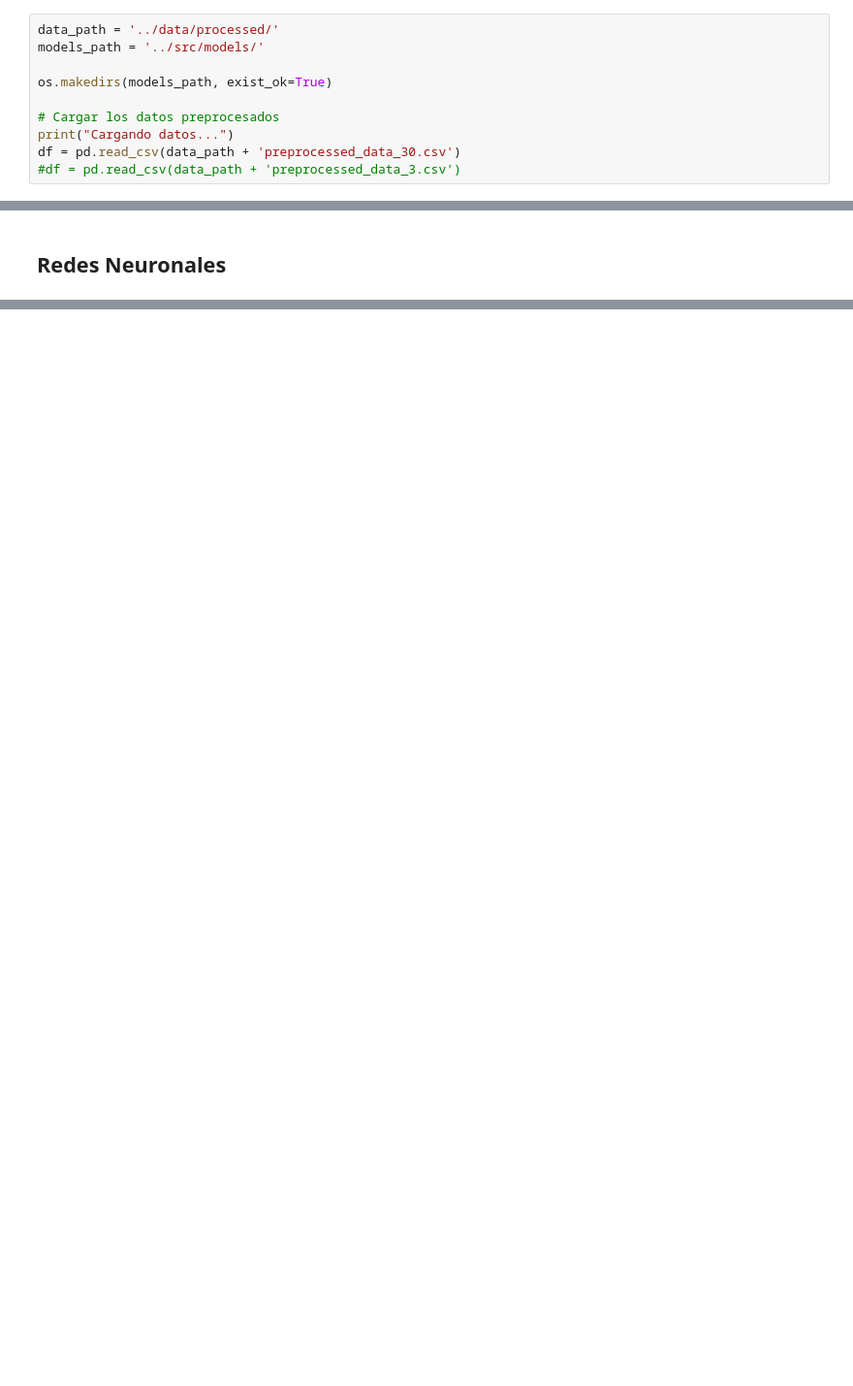
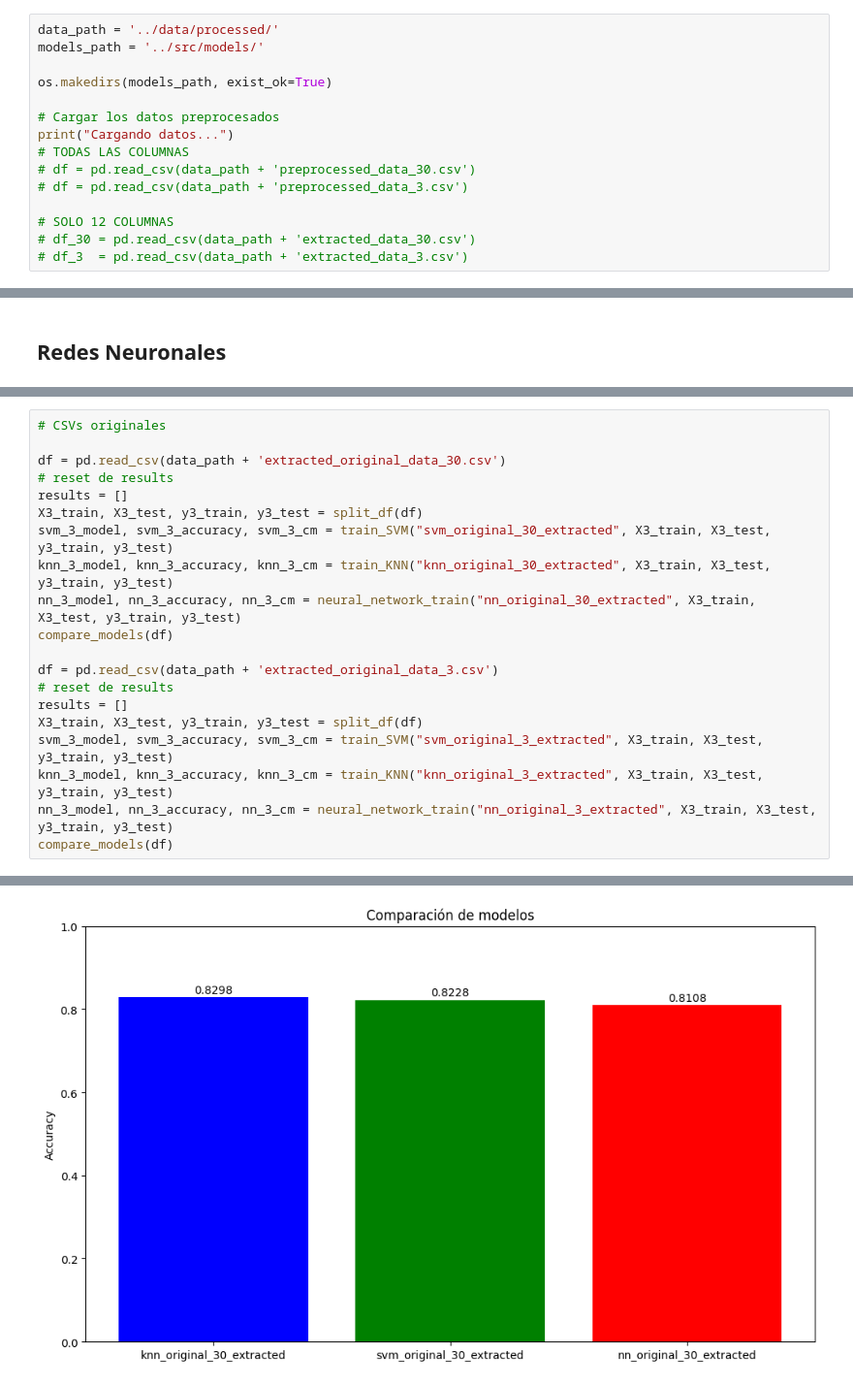
Before and after one commit to FabianKel/PROYECTO-FINAL-IA, a Jupyter notebook: notebooks/model_training.ipynb, the cells around one changed output, grey strips where cells are left out. Shown at 97% size. Saved outputs shown, nothing was run; the diff lists cells and outputs as text; blank space fills up the shorter version.

```diff
--- a/notebooks/model_training.ipynb
+++ b/notebooks/model_training.ipynb
@@ -20,8 +21,13 @@ os.makedirs(models_path, exist_ok=True)
 
 # Cargar los datos preprocesados
 print("Cargando datos...")
-df = pd.read_csv(data_path + 'preprocessed_data_30.csv')
-#df = pd.read_csv(data_path + 'preprocessed_data_3.csv')
+# TODAS LAS COLUMNAS
+# df = pd.read_csv(data_path + 'preprocessed_data_30.csv')
+# df = pd.read_csv(data_path + 'preprocessed_data_3.csv')
+
+# SOLO 12 COLUMNAS
+# df_30 = pd.read_csv(data_path + 'extracted_data_30.csv')
+# df_3  = pd.read_csv(data_path + 'extracted_data_3.csv')
 # %% [output]
 Cargando datos...
 # %%
@@ -306,0 +430,21 @@ Proceso completado correctamente.
+# %%
+# CSVs originales
+
+df = pd.read_csv(data_path + 'extracted_original_data_30.csv')
+# reset de results
+results = []
+X3_train, X3_test, y3_train, y3_test = split_df(df)
+svm_3_model, svm_3_accuracy, svm_3_cm = train_SVM("svm_original_30_extracted", X3_train, X3_test, y3_train, y3_test)
+knn_3_model, knn_3_accuracy, knn_3_cm = train_KNN("knn_original_30_extracted", X3_train, X3_test, y3_train, y3_test)
+nn_3_model, nn_3_accuracy, nn_3_cm = neural_network_train("nn_original_30_extracted", X3_train, X3_test, y3_train, y3_test)
+compare_models(df)
+
+df = pd.read_csv(data_path + 'extracted_original_data_3.csv')
+# reset de results
+results = []
+X3_train, X3_test, y3_train, y3_test = split_df(df)
+svm_3_model, svm_3_accuracy, svm_3_cm = train_SVM("svm_original_3_extracted", X3_train, X3_test, y3_train, y3_test)
+knn_3_model, knn_3_accuracy, knn_3_cm = train_KNN("knn_original_3_extracted", X3_train, X3_test, y3_train, y3_test)
+nn_3_model, nn_3_accuracy, nn_3_cm = neural_network_train("nn_original_3_extracted", X3_train, X3_test, y3_train, y3_test)
+compare_models(df)
+# %% [output]
@@ -306,0 +485 @@ Proceso completado correctamente.
+[figure, added]
```
Also changed, not shown: parts of 21 cells of this notebook, 43 other files.
